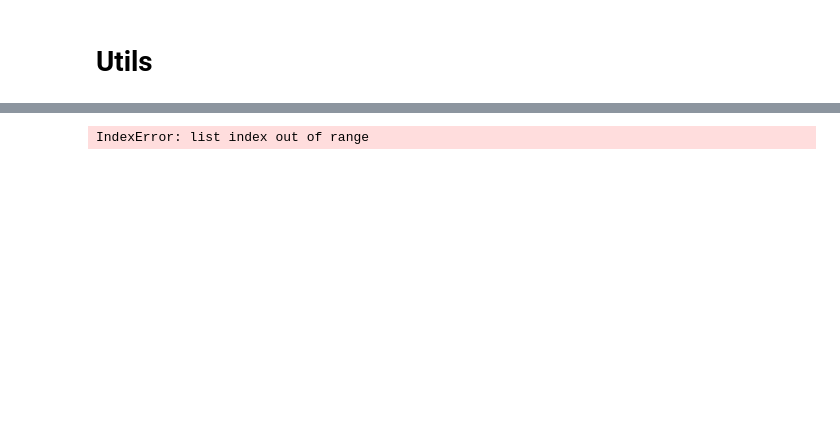
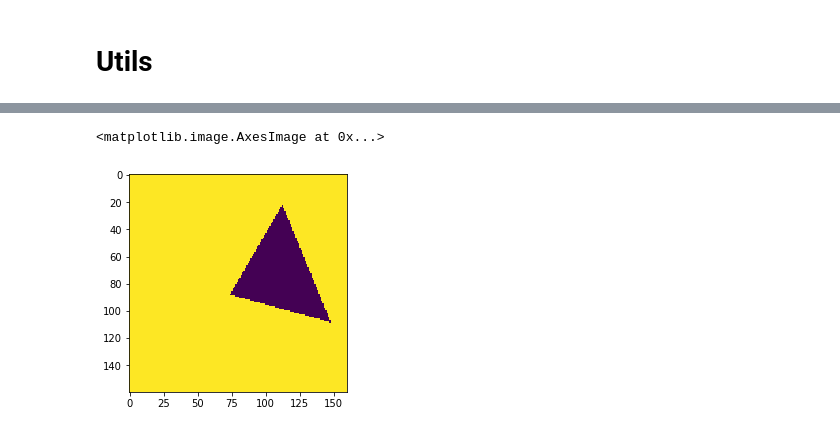
Before and after one commit to sophiaas/graph-bispectrum, a Jupyter notebook: revcorr_nearest_neighbor.ipynb, the cells around one changed output, grey strips where cells are left out. Cells and saved outputs as stored; diff of their text form; code cells hidden in the pictures; blank space fills up the shorter version.

```diff
--- a/revcorr_nearest_neighbor.ipynb
+++ b/revcorr_nearest_neighbor.ipynb
@@ -69,4 +115,5 @@ revcorr
 # %%
-plt.imshow(pixel_neighbors[1])
+plt.imshow(shapes[2569])
 # %% [output]
-IndexError: list index out of range
+<matplotlib.image.AxesImage at 0x...>
+[figure, added]
```
Also changed, not shown: parts of 12 cells of this notebook.
